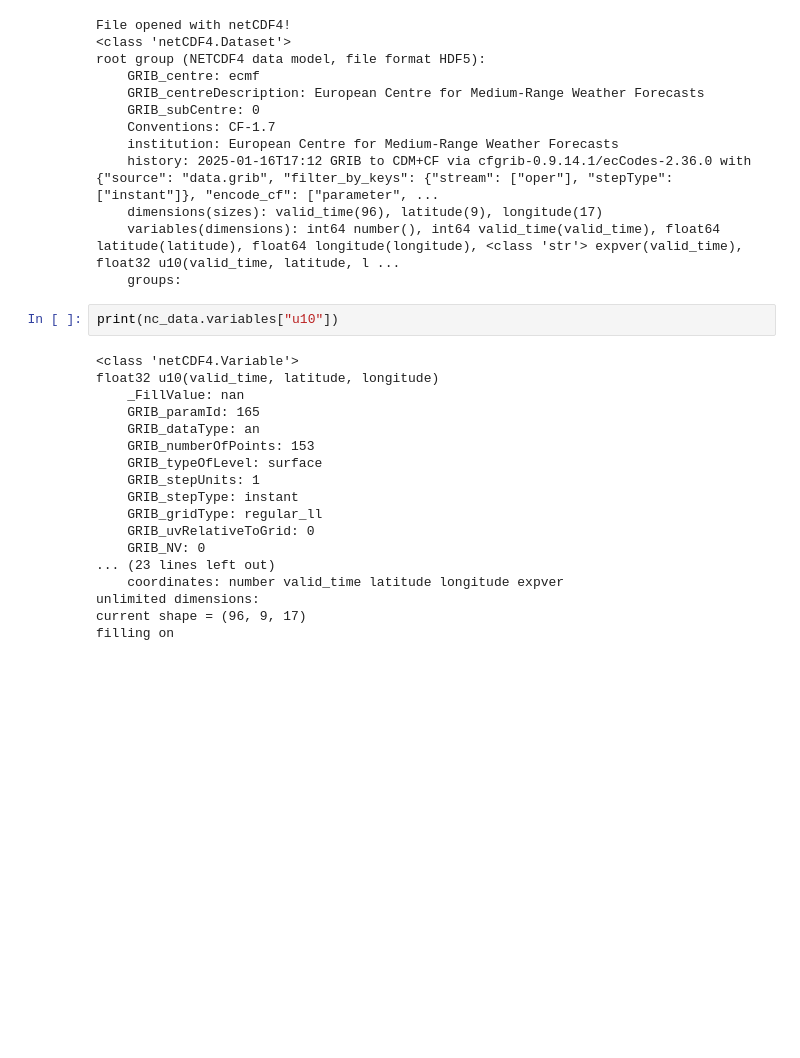
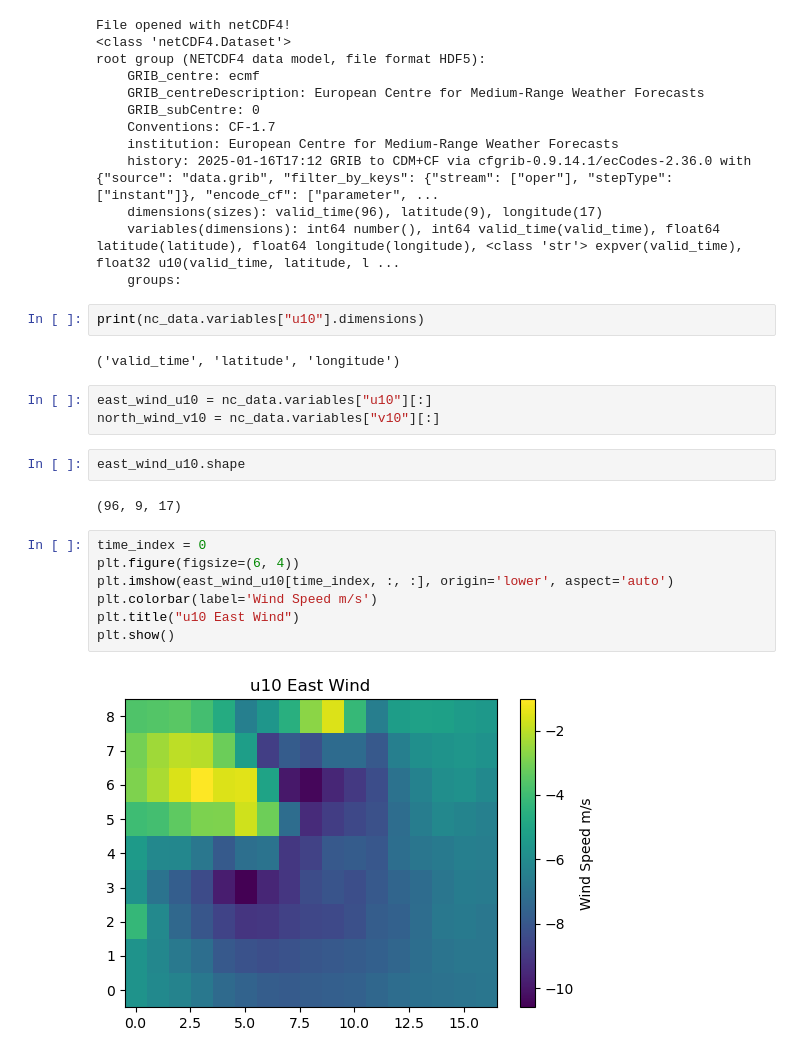
Before and after one commit to Abdullahr29/Benchmarking_WUI_Models, a Jupyter notebook: Data/ERA5_analysis.ipynb, the cells around one changed output. Drawn from its saved outputs; the diff is of its cells as text; blank space fills up the shorter version.

```diff
--- a/Data/ERA5_analysis.ipynb
+++ b/Data/ERA5_analysis.ipynb
@@ -25,22 +30,22 @@ root group (NETCDF4 data model, file format HDF5):
     variables(dimensions): int64 number(), int64 valid_time(valid_time), float64 latitude(latitude), float64 longitude(longitude), <class 'str'> expver(valid_time), float32 u10(valid_time, latitude, l ...
     groups:
 # %%
-print(nc_data.variables["u10"])
+print(nc_data.variables["u10"].dimensions)
 # %% [output]
-<class 'netCDF4.Variable'>
-float32 u10(valid_time, latitude, longitude)
-    _FillValue: nan
-    GRIB_paramId: 165
-    GRIB_dataType: an
-    GRIB_numberOfPoints: 153
-    GRIB_typeOfLevel: surface
-    GRIB_stepUnits: 1
-    GRIB_stepType: instant
-    GRIB_gridType: regular_ll
-    GRIB_uvRelativeToGrid: 0
-    GRIB_NV: 0
-... (23 lines left out)
-    coordinates: number valid_time latitude longitude expver
-unlimited dimensions:
-current shape = (96, 9, 17)
-filling on
+('valid_time', 'latitude', 'longitude')
+# %%
+east_wind_u10 = nc_data.variables["u10"][:]
+north_wind_v10 = nc_data.variables["v10"][:]
+# %%
+east_wind_u10.shape
+# %% [output]
+(96, 9, 17)
+# %%
+time_index = 0
+plt.figure(figsize=(6, 4))
+plt.imshow(east_wind_u10[time_index, :, :], origin='lower', aspect='auto')
+plt.colorbar(label='Wind Speed m/s')
+plt.title("u10 East Wind")
+plt.show()
+# %% [output]
+[figure, added]
```
Also changed, not shown: parts of 10 cells of this notebook.
